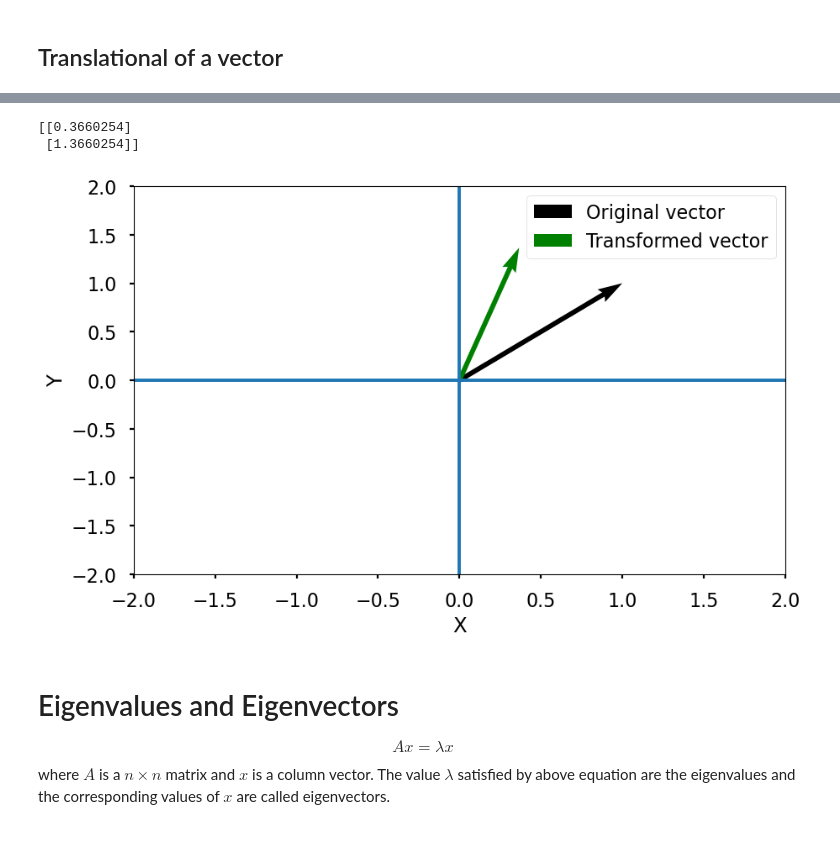
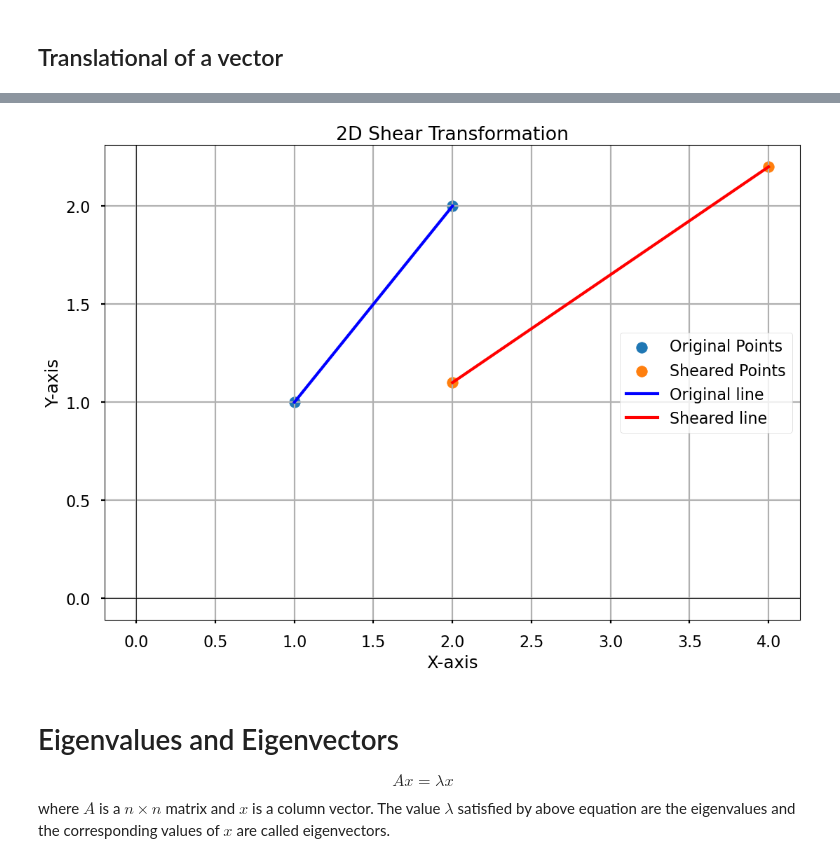
Before and after one commit to navgaur/AMP1, a Jupyter notebook: Linear Trans 1.ipynb, the cells around one changed output, grey strips where cells are left out. Drawn from its saved outputs; the diff is of its cells as text; code cells hidden in the pictures.

```diff
--- a/Linear Trans 1.ipynb
+++ b/Linear Trans 1.ipynb
@@ -105,14 +172,33 @@ plot_vect(x,b,(-2,2),(-2,2))
-# %%
-th = 30*np.pi/180
-Rtheta = np.array([[np.cos(th),-np.sin(th)],[np.sin(th),np.cos(th)]])
-x = np.array([[1],[1]])
-b = np.dot(Rtheta,x)
-print(b)
-plot_vect(x,b,(-2,2),(-2,2))
-# %% [output]
-[[0.3660254]
- [1.3660254]]
-[figure, removed]
+# %%
+# Define the original points
+x = np.array([1,2])
+y = np.array([1,2])
+
+# Define shear factors
+x_shear = 1
+y_shear = 0.1
+
+# Apply shear transformation
+sheared_x = x + x_shear * y
+sheared_y = y + y_shear * x
+
+# Plot the original and sheared points
+plt.scatter(x, y, label='Original Points')
+plt.scatter(sheared_x, sheared_y, label='Sheared Points')
+
+plt.plot(x,y,color='blue',linewidth=3, label='Original line')
+plt.plot(sheared_x,sheared_y,color='red',linewidth=3, label='Sheared line')
+
+plt.axhline(0, color='black',linewidth=0.5)
+plt.axvline(0, color='black',linewidth=0.5)
+plt.xlabel('X-axis')
+plt.ylabel('Y-axis')
+plt.title('2D Shear Transformation')
+plt.legend()
+plt.grid()
+plt.show()
+# %% [output]
+[figure, added]
 # %% [markdown]
 # Eigenvalues and Eigenvectors
 $$Ax = \lambda{x}$$
```
Also changed, not shown: parts of 2 cells of this notebook.
